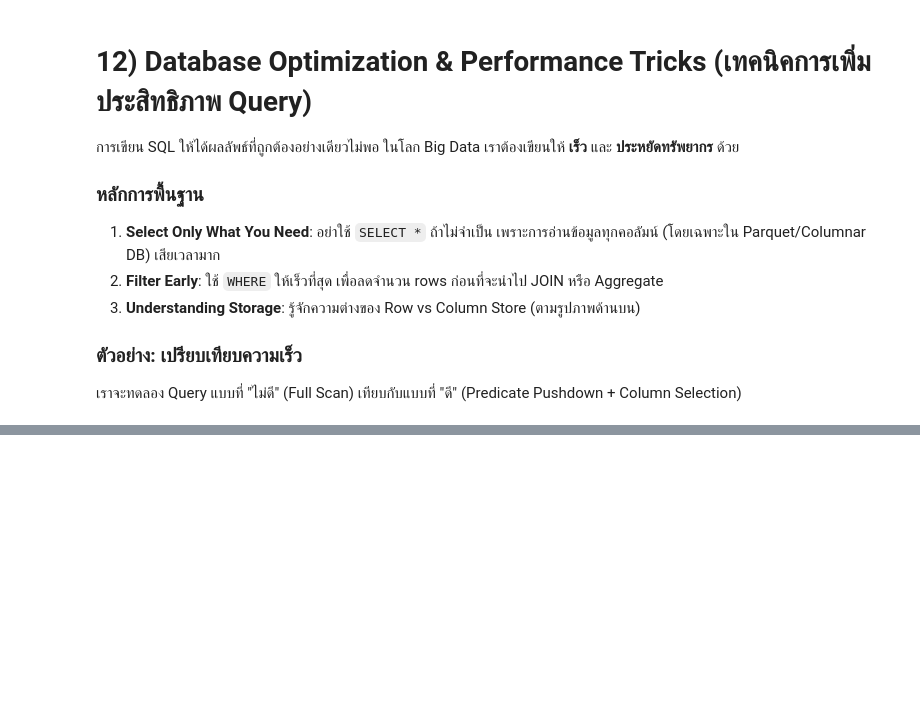
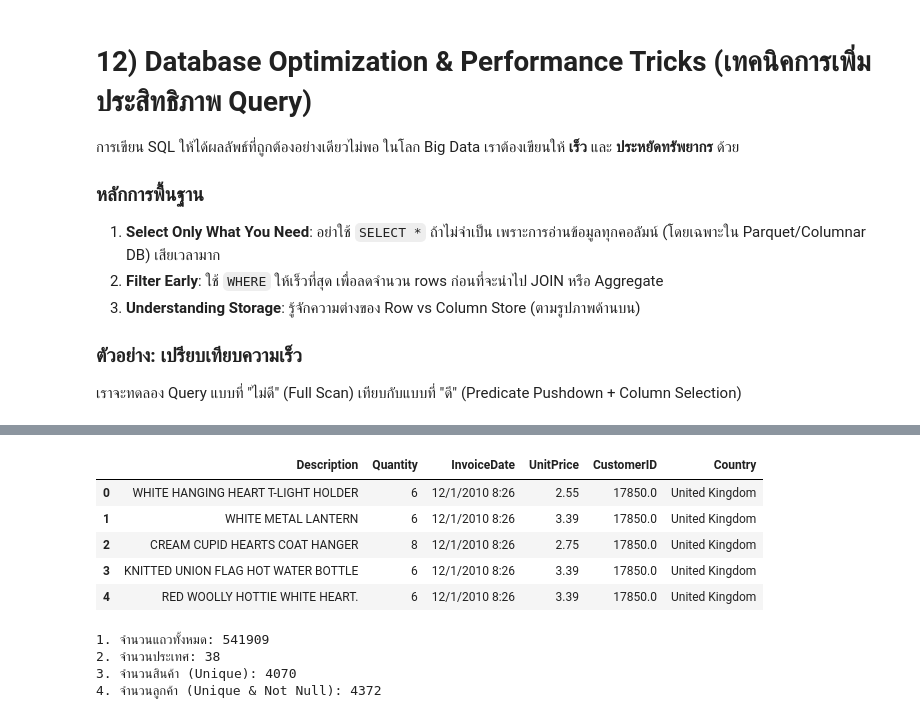
Before and after one commit to orel006/128-356-Big-Data, a Jupyter notebook: bigdata_week3_sql_duckdb_to_spark.ipynb, the cells around one changed output, grey strips where cells are left out. Drawn from its saved outputs; the diff is of its cells as text; code cells hidden in the pictures; blank space fills up the shorter version.

```diff
--- a/bigdata_week3_sql_duckdb_to_spark.ipynb
+++ b/bigdata_week3_sql_duckdb_to_spark.ipynb
@@ -822,0 +985,33 @@ spark.sql(spark_sql).show()
+# %%
+X.head()
+# %% [output]
+|  | Description | Quantity | InvoiceDate | UnitPrice | CustomerID | Country |
+| 0 | WHITE HANGING HEART T-LIGHT HOLDER | 6 | 12/1/2010 8:26 | 2.55 | 17850.0 | United Kingdom |
+| 1 | WHITE METAL LANTERN | 6 | 12/1/2010 8:26 | 3.39 | 17850.0 | United Kingdom |
+| 2 | CREAM CUPID HEARTS COAT HANGER | 8 | 12/1/2010 8:26 | 2.75 | 17850.0 | United Kingdom |
+| 3 | KNITTED UNION FLAG HOT WATER BOTTLE | 6 | 12/1/2010 8:26 | 3.39 | 17850.0 | United Kingdom |
+| 4 | RED WOOLLY HOTTIE WHITE HEART. | 6 | 12/1/2010 8:26 | 3.39 | 17850.0 | United Kingdom |
+# %%
+#part 1
+# 1. Dataset นี้มีทั้งหมดกี่แถว
+sql1 = "SELECT COUNT(*) FROM retail"
+
+# 2. มีทั้งหมดกี่ประเทศ
+sql2 = "SELECT COUNT(DISTINCT Country) FROM retail"
+
+# 3. มีสินค้าทั้งหมดกี่รายการ (นับ StockCode ที่ไม่ซ้ำกัน)
+sql3 = "SELECT COUNT(DISTINCT StockCode) FROM retail"
+
+# 4. มีลูกค้าทั้งหมดกี่ราย (นับ CustomerID ที่ไม่เป็น NULL)
+sql4 = "SELECT COUNT(DISTINCT CustomerID) FROM retail WHERE CustomerID IS NOT NULL"
+
+# --- สั่งรันและแสดงผล ---
+print("1. จำนวนแถวทั้งหมด:", con.execute(sql1).fetchone()[0])
+print("2. จำนวนประเทศ:", con.execute(sql2).fetchone()[0])
+print("3. จำนวนสินค้า (Unique):", con.execute(sql3).fetchone()[0])
+print("4. จำนวนลูกค้า (Unique & Not Null):", con.execute(sql4).fetchone()[0])
+# %% [output]
+1. จำนวนแถวทั้งหมด: 541909
+2. จำนวนประเทศ: 38
+3. จำนวนสินค้า (Unique): 4070
+4. จำนวนลูกค้า (Unique & Not Null): 4372
```
Also changed, not shown: parts of 21 cells of this notebook.
